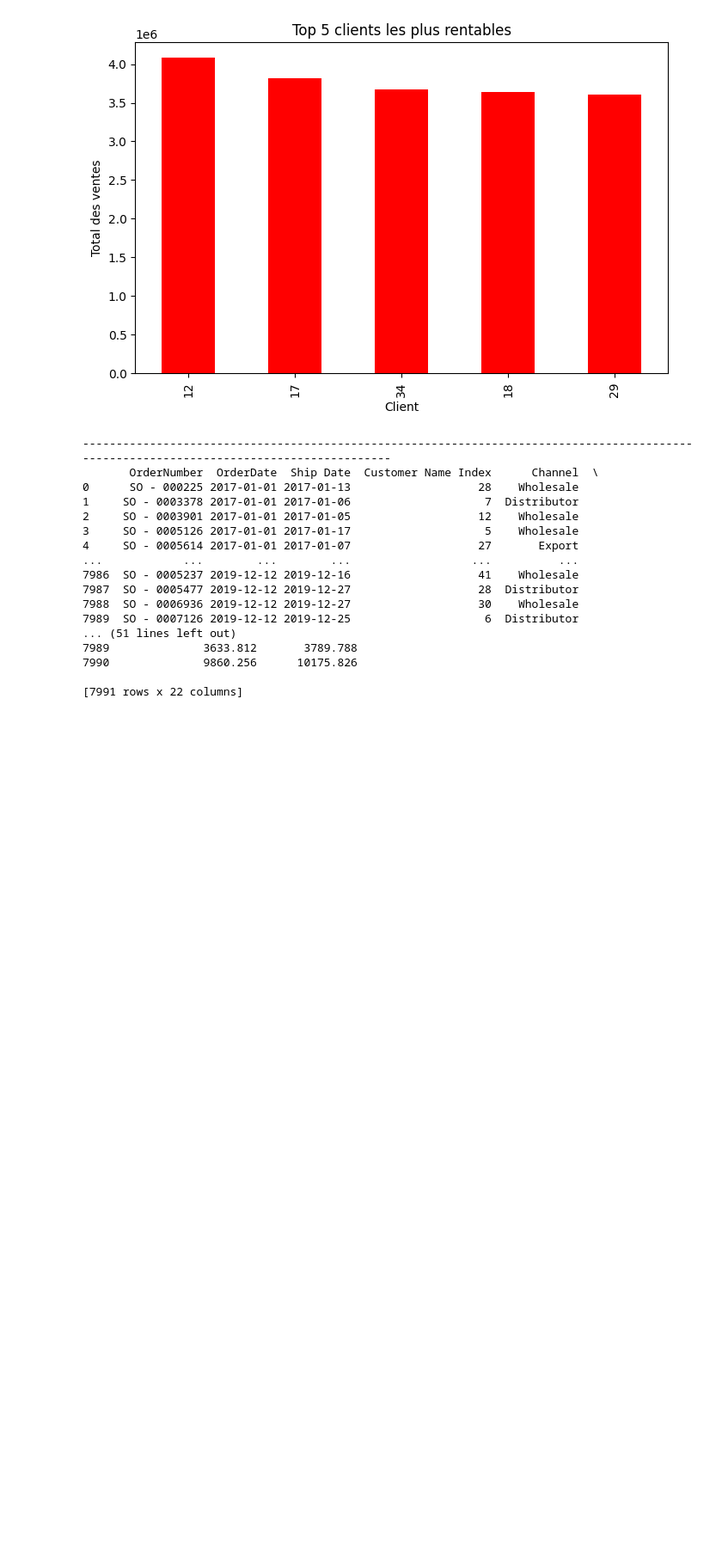
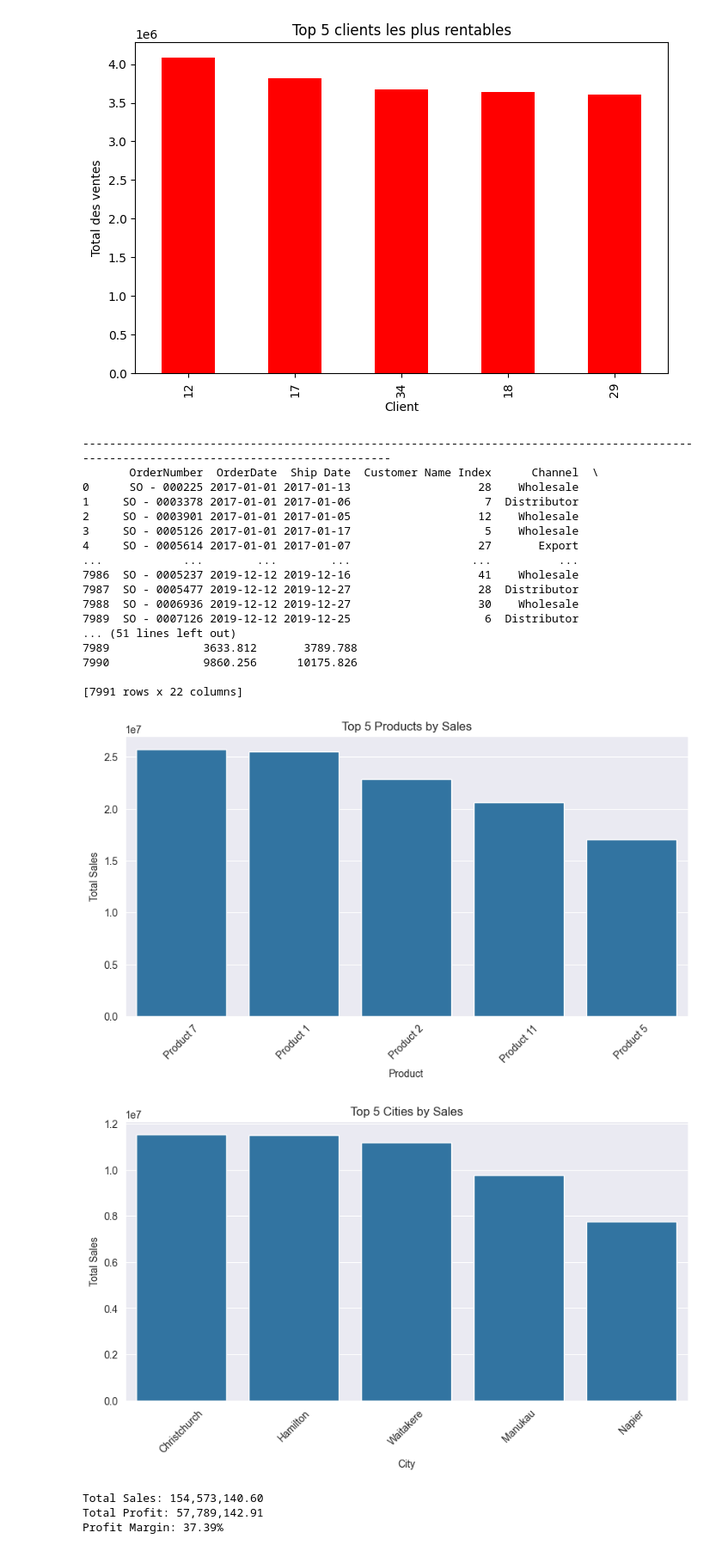
Before and after one commit to Abdelaaly-Bouzaroual/SalesAnalytics_Python, a Jupyter notebook: testingHere.ipynb, the cells around one changed output. Shown at 86% size. Cells and saved outputs as stored; diff of their text form; code cells hidden in the pictures; blank space fills up the shorter version.

```diff
--- a/testingHere.ipynb
+++ b/testingHere.ipynb
@@ -152,3 +152,67 @@ Name: Total Sales, dtype: float64
 7990              9860.256      10175.826
 
 [7991 rows x 22 columns]
+# %%
+import pandas as pd
+import matplotlib.pyplot as plt
+import seaborn as sns
+
+# Load the Excel file
+file_path = "sales.xlsx"
+xls = pd.ExcelFile(file_path)
+
+# Load data into DataFrames
+sales_df = pd.read_excel(xls, sheet_name='Sales Orders')
+customers_df = pd.read_excel(xls, sheet_name='Customers')
+regions_df = pd.read_excel(xls, sheet_name='Regions')
+products_df = pd.read_excel(xls, sheet_name='Products')
+
+# Data Cleaning & Transformation
+sales_df['OrderDate'] = pd.to_datetime(sales_df['OrderDate'])
+sales_df['Ship Date'] = pd.to_datetime(sales_df['Ship Date'])
+
+# Compute Total Sales & Profit
+sales_df['Total Sales'] = sales_df['Order Quantity'] * sales_df['Unit Selling Price']
+sales_df['Total Profit'] = sales_df['Order Quantity'] * (sales_df['Unit Selling Price'] - sales_df['Unit Cost'])
+
+# Merge product names
+sales_df = sales_df.merge(products_df, left_on='Product Description Index', right_on='Index', how='left')
+
+# Merge customer details
+sales_df = sales_df.merge(customers_df, left_on='Customer Name Index', right_on='Customer Index', how='left')
+
+# Merge region details
+sales_df = sales_df.merge(regions_df, left_on='Delivery Region Index', right_on='Index', how='left')
+
+# Grouped Analysis
+sales_by_product = sales_df.groupby('Product Name')['Total Sales'].sum().sort_values(ascending=False)
+sales_by_city = sales_df.groupby('City')['Total Sales'].sum().sort_values(ascending=False)
+profit_margin = (sales_df['Total Profit'].sum() / sales_df['Total Sales'].sum()) * 100
+
+# Visualization
+plt.figure(figsize=(10, 5))
+sns.barplot(x=sales_by_product.index[:5], y=sales_by_product.values[:5])
+plt.title('Top 5 Products by Sales')
+plt.xlabel('Product')
+plt.ylabel('Total Sales')
+plt.xticks(rotation=45)
+plt.show()
+
+plt.figure(figsize=(10, 5))
+sns.barplot(x=sales_by_city.index[:5], y=sales_by_city.values[:5])
+plt.title('Top 5 Cities by Sales')
+plt.xlabel('City')
+plt.ylabel('Total Sales')
+plt.xticks(rotation=45)
+plt.show()
+
+# Print summary
+print(f"Total Sales: {sales_df['Total Sales'].sum():,.2f}")
+print(f"Total Profit: {sales_df['Total Profit'].sum():,.2f}")
+print(f"Profit Margin: {profit_margin:.2f}%")
+# %% [output]
+[figure, added]
+[figure, added]
+Total Sales: 154,573,140.60
+Total Profit: 57,789,142.91
+Profit Margin: 37.39%
```
